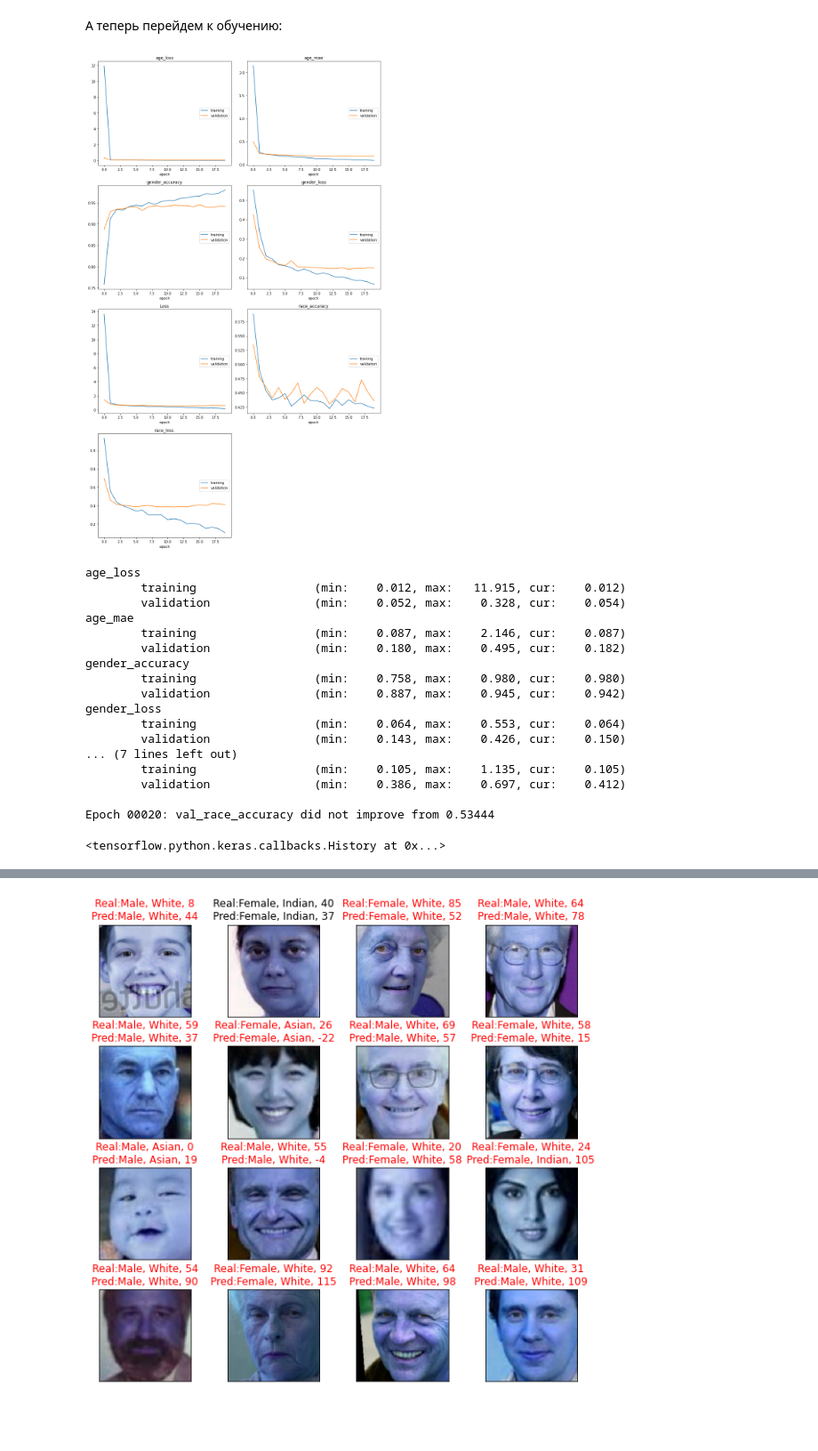
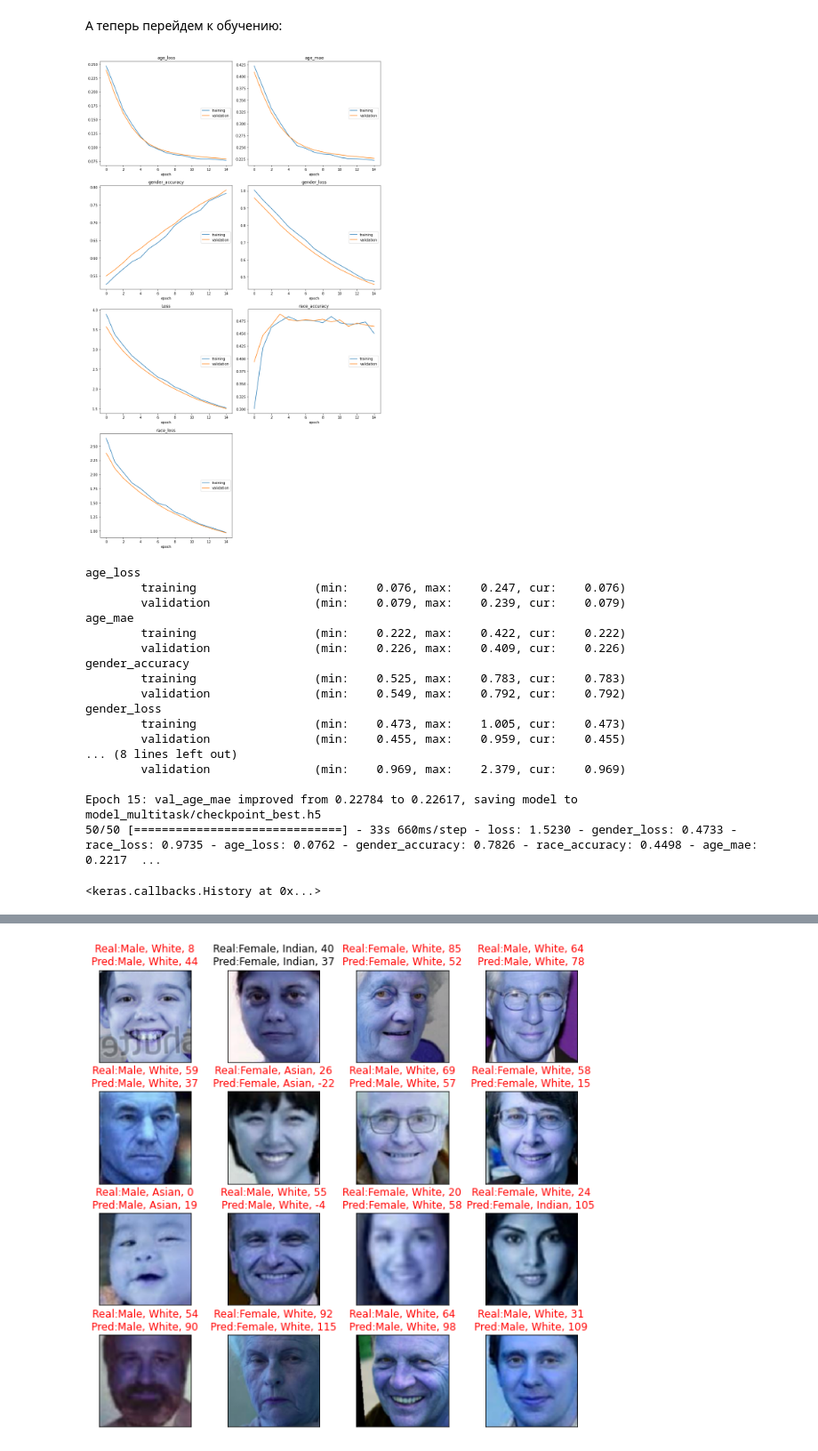
Before and after one commit to larinsi/DS0P, a Jupyter notebook: Machine_learning_Middle_level_Neural_networks/05_Convolutional_neural_networks_Pt2/Homework/homework_2_.ipynb, the cells around one changed output, grey strips where cells are left out. Shown at 89% size. Drawn from its saved outputs; the diff is of its cells as text; code cells hidden in the pictures; blank space fills up the shorter version.

```diff
--- a/Machine_learning_Middle_level_Neural_networks/05_Convolutional_neural_networks_Pt2/Homework/homework_2_.ipynb
+++ b/Machine_learning_Middle_level_Neural_networks/05_Convolutional_neural_networks_Pt2/Homework/homework_2_.ipynb
@@ -780,6 +745,7 @@ WARNING:tensorflow:No training configuration found in the save file, so the mode
 # %%
 from tensorflow.keras.layers import Input
 from tensorflow.keras.utils import plot_model
+from tensorflow.keras.layers import Dense
 
 
 input_layer = Input(shape=(IMAGE_SIZE, IMAGE_SIZE, 3))
@@ -795,17 +761,15 @@ for layer in base_model.layers[fine_tune_at:]:
 
 base_model_out = base_model(input_layer)
 
-dense_layer = Dense(4000, activation="relu")(base_model_out)
-dense_layer_2 = Dense(4000, activation="relu")(dense_layer)
+dense_layer = Dense(1000, activation="relu")(base_model_out)
 
-output_gender = tf.keras.layers.Dense(1, activation="sigmoid", name="gender")(dense_layer_2)
-output_race = tf.keras.layers.Dense(5, activation="softmax", name="race")(dense_layer_2)
-output_age = tf.keras.layers.Dense(1, activation="linear", name="age")(dense_layer_2)
+
+output_gender = tf.keras.layers.Dense(1, activation="sigmoid", name="gender")(dense_layer)
+output_race = tf.keras.layers.Dense(5, activation="softmax", name="race")(dense_layer)
+output_age = tf.keras.layers.Dense(1, activation="sigmoid", name="age")(dense_layer)
 
 
 model = tf.keras.Model(inputs=input_layer, outputs=[output_gender, output_race, output_age])
-
-# checkpoint = tf.keras.callbacks.ModelCheckpoint(cpt_path, monitor='val_race_accuracy', verbose=1, save_best_only=True, mode='max')
 
 
 # < YOUR CODE ENDS HERE >
@@ -841,14 +806,14 @@ Shape tests passed
 # %% [markdown]
 Ниже мы приводим необходимые генераторы данных. Обратите внимание на y_col и class_mode.
 # %%
-df_train['race'] = np.asarray(df_train['race']).astype(np.float32)
-df_train['gender'] = np.asarray(df_train['gender']).astype(np.float32)
-df_val['race'] = np.asarray(df_val['race']).astype(np.float32)
-df_val['gender'] = np.asarray(df_val['gender']).astype(np.float32)
+df_train.loc[:, 'race'] = np.asarray(df_train.loc[:, 'race']).astype(np.float32)
+df_train.loc[:, 'gender'] = np.asarray(df_train.loc[:, 'gender']).astype(np.float32)
+df_val.loc[:, 'race'] = np.asarray(df_val.loc[:, 'race']).astype(np.float32)
+df_val.loc[:, 'gender'] = np.asarray(df_val.loc[:, 'gender']).astype(np.float32)
 
 train_generator = image_gen.flow_from_dataframe(
         dataframe=df_train,
-        class_mode="other",
+        class_mode="raw",
         x_col="img_name", y_col=["gender", "race", "age"], # нас интересуют все три столбца
         directory=str(data_folder),
         target_size=(IMAGE_SIZE, IMAGE_SIZE),
@@ -856,7 +821,7 @@ train_generator = image_gen.flow_from_dataframe(
         shuffle=True)
 val_generator = image_gen.flow_from_dataframe(
         dataframe=df_val,
-        class_mode="other",
+        class_mode="raw",
         x_col="img_name", y_col=["gender", "race", "age"],
         directory=str(data_folder),
         target_size=(IMAGE_SIZE, IMAGE_SIZE),
@@ -902,44 +855,44 @@ Arguments: (<class 'DeprecationWarning'>,)
 # %% [markdown]
 А теперь перейдем к обучению:
 # %%
-optimizer = tf.keras.optimizers.Adam(learning_rate=0.0001) # вы можете выбрать другую скорость обучения для вашей модели
+optimizer = tf.keras.optimizers.RMSprop(learning_rate=1e-6) # вы можете выбрать другую скорость обучения для вашей модели
 
 # обратите внимание, что теперь loss -- это словарь, в котором к каждому выходу мы "прицепляем" свой лосс
 # аналогично с metrics
 model.compile(optimizer=optimizer,
               loss={'gender': 'binary_crossentropy', 'race': 'sparse_categorical_crossentropy', 'age': 'mse'},
               metrics={'gender': 'accuracy', 'race': 'accuracy', 'age': 'mae'})
 
 path = Path("model_multitask")
 path.mkdir(exist_ok=True)
 cpt_filename = "checkpoint_best.h5"
 cpt_path =str(path / cpt_filename)
 
-checkpoint = tf.keras.callbacks.ModelCheckpoint(cpt_path, monitor='val_race_accuracy', verbose=1, save_best_only=True, mode='max')
+checkpoint = tf.keras.callbacks.ModelCheckpoint(cpt_path, monitor='val_age_mae', verbose=1, save_best_only=True, mode='min')
 
-model.fit_generator(split_outputs(train_generator), epochs=20, validation_data=split_outputs(val_generator),
+model.fit_generator(split_outputs(train_generator), epochs=15, validation_data=split_outputs(val_generator),
                     callbacks=[PlotLossesCallback(), checkpoint], steps_per_epoch=50,
                     validation_steps= len(df_val) // BATCH_SIZE)
 # %% [output]
-[figure, old version]
+[figure, new version]
 age_loss
-        training                 (min:    0.012, max:   11.915, cur:    0.012)
-        validation               (min:    0.052, max:    0.328, cur:    0.054)
+        training                 (min:    0.076, max:    0.247, cur:    0.076)
+        validation               (min:    0.079, max:    0.239, cur:    0.079)
 age_mae
-        training                 (min:    0.087, max:    2.146, cur:    0.087)
-        validation               (min:    0.180, max:    0.495, cur:    0.182)
+        training                 (min:    0.222, max:    0.422, cur:    0.222)
+        validation               (min:    0.226, max:    0.409, cur:    0.226)
 gender_accuracy
-        training                 (min:    0.758, max:    0.980, cur:    0.980)
-        validation               (min:    0.887, max:    0.945, cur:    0.942)
+        training                 (min:    0.525, max:    0.783, cur:    0.783)
+        validation               (min:    0.549, max:    0.792, cur:    0.792)
 gender_loss
-        training                 (min:    0.064, max:    0.553, cur:    0.064)
-        validation               (min:    0.143, max:    0.426, cur:    0.150)
-... (7 lines left out)
-        training                 (min:    0.105, max:    1.135, cur:    0.105)
-        validation               (min:    0.386, max:    0.697, cur:    0.412)
+        training                 (min:    0.473, max:    1.005, cur:    0.473)
+        validation               (min:    0.455, max:    0.959, cur:    0.455)
+... (8 lines left out)
+        validation               (min:    0.969, max:    2.379, cur:    0.969)
 
-Epoch 00020: val_race_accuracy did not improve from 0.53444
+Epoch 15: val_age_mae improved from 0.22784 to 0.22617, saving model to model_multitask/checkpoint_best.h5
+50/50 [==============================] - 33s 660ms/step - loss: 1.5230 - gender_loss: 0.4733 - race_loss: 0.9735 - age_loss: 0.0762 - gender_accuracy: 0.7826 - race_accuracy: 0.4498 - age_mae: 0.2217  ...
-<tensorflow.python.keras.callbacks.History at 0x...>
+<keras.callbacks.History at 0x...>
 # %%
 model_multitask = load_model("model_multitask/checkpoint_best.h5")
 val_generator = image_gen.flow_from_dataframe(
```
Also changed, not shown: parts of 19 cells of this notebook.
